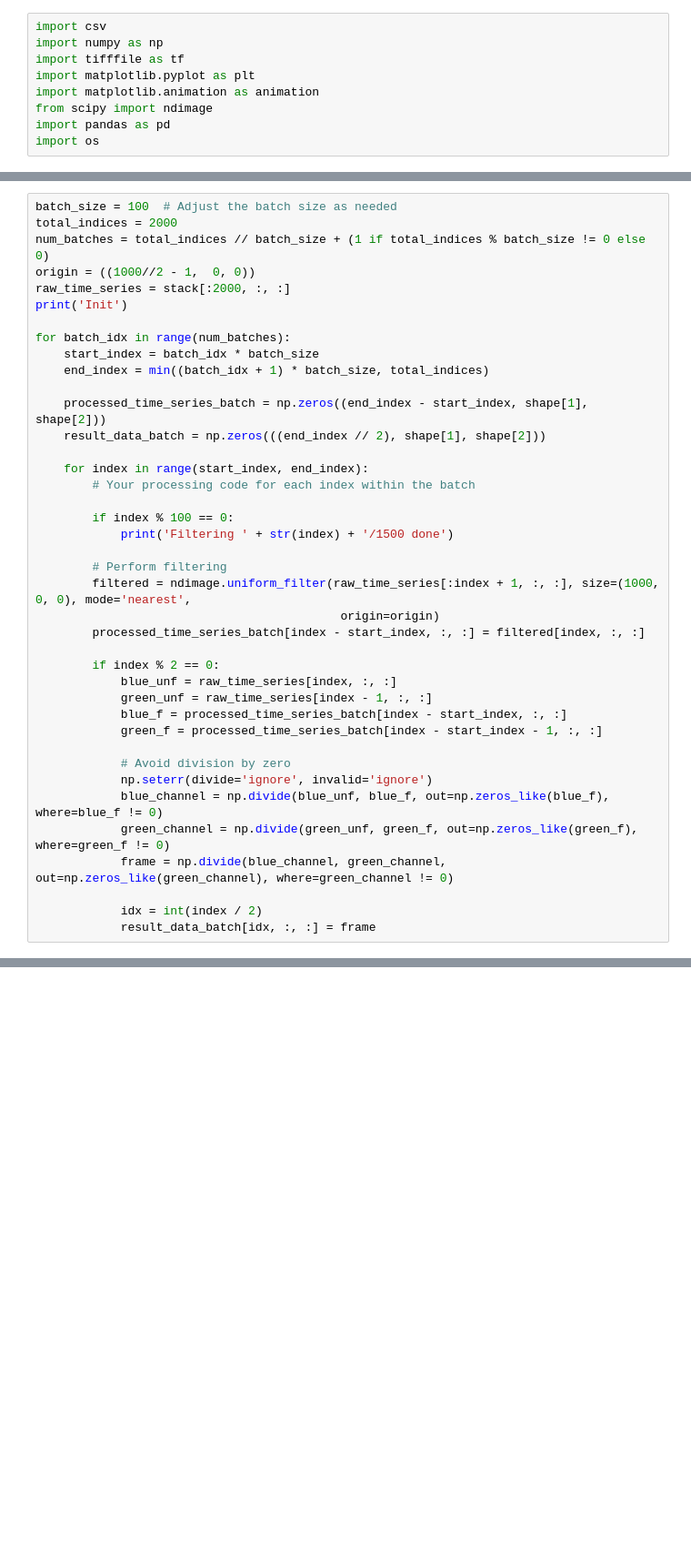
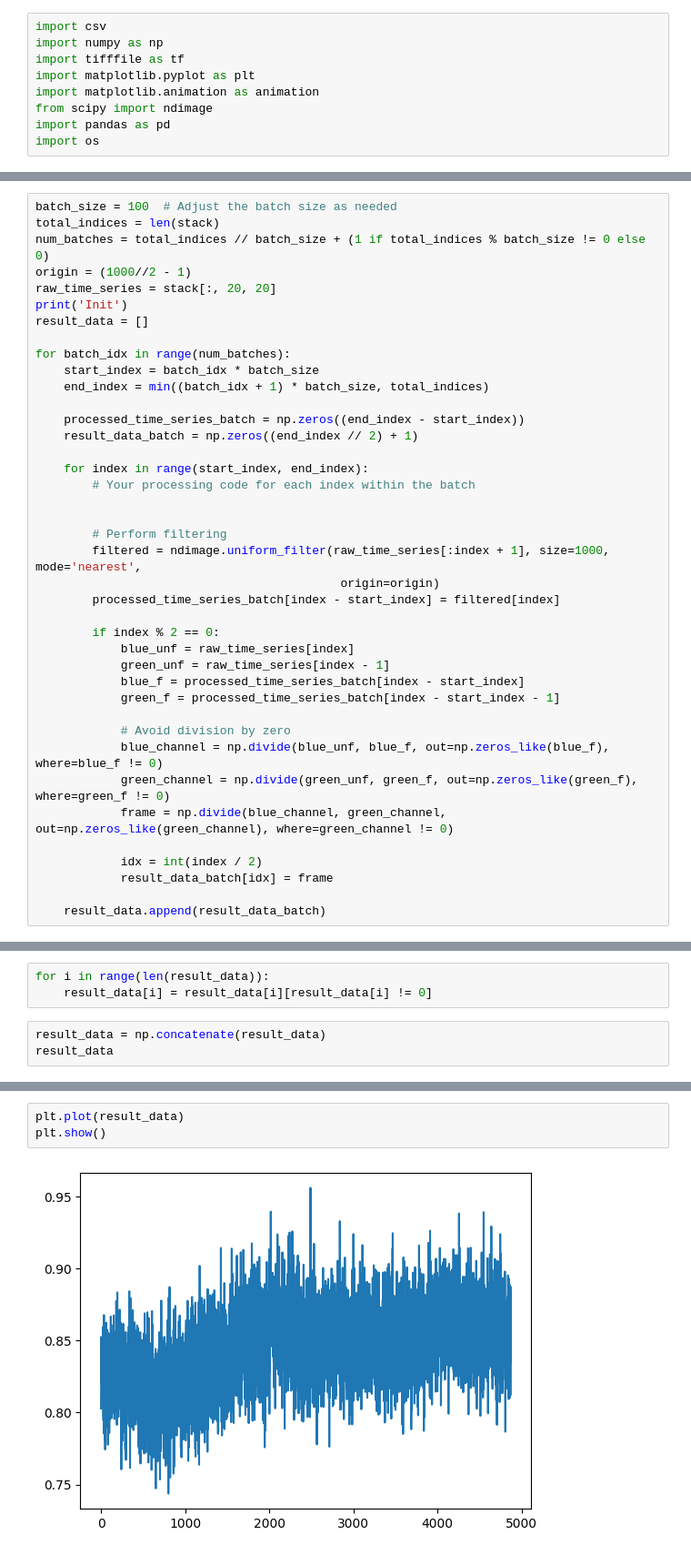
Before and after one commit to kamzey/optical-oscilloscope, a Jupyter notebook: trial-code/filtering-algorithm.ipynb, the cells around one changed output, grey strips where cells are left out. Shown at 91% size. Cells and saved outputs as stored; diff of their text form; blank space fills up the shorter version.

```diff
--- a/trial-code/filtering-algorithm.ipynb
+++ b/trial-code/filtering-algorithm.ipynb
@@ -16,40 +26,40 @@ print('Loading Done')
 # %%
 batch_size = 100  # Adjust the batch size as needed
-total_indices = 2000
+total_indices = len(stack)
 num_batches = total_indices // batch_size + (1 if total_indices % batch_size != 0 else 0)
-origin = ((1000//2 - 1,  0, 0))
-raw_time_series = stack[:2000, :, :]
+origin = (1000//2 - 1)
+raw_time_series = stack[:, 20, 20]
 print('Init')
+result_data = []
 
 for batch_idx in range(num_batches):
     start_index = batch_idx * batch_size
     end_index = min((batch_idx + 1) * batch_size, total_indices)
 
-    processed_time_series_batch = np.zeros((end_index - start_index, shape[1], shape[2]))
-    result_data_batch = np.zeros(((end_index // 2), shape[1], shape[2]))
+    processed_time_series_batch = np.zeros((end_index - start_index))
+    result_data_batch = np.zeros((end_index // 2) + 1)
 
     for index in range(start_index, end_index):
         # Your processing code for each index within the batch
 
-        if index % 100 == 0:
-            print('Filtering ' + str(index) + '/1500 done')
 
         # Perform filtering
-        filtered = ndimage.uniform_filter(raw_time_series[:index + 1, :, :], size=(1000, 0, 0), mode='nearest',
+        filtered = ndimage.uniform_filter(raw_time_series[:index + 1], size=1000, mode='nearest',
                                            origin=origin)
-        processed_time_series_batch[index - start_index, :, :] = filtered[index, :, :]
+        processed_time_series_batch[index - start_index] = filtered[index]
 
         if index % 2 == 0:
-            blue_unf = raw_time_series[index, :, :]
-            green_unf = raw_time_series[index - 1, :, :]
-            blue_f = processed_time_series_batch[index - start_index, :, :]
-            green_f = processed_time_series_batch[index - start_index - 1, :, :]
+            blue_unf = raw_time_series[index]
+            green_unf = raw_time_series[index - 1]
+            blue_f = processed_time_series_batch[index - start_index]
+            green_f = processed_time_series_batch[index - start_index - 1]
 
             # Avoid division by zero
-            np.seterr(divide='ignore', invalid='ignore')
             blue_channel = np.divide(blue_unf, blue_f, out=np.zeros_like(blue_f), where=blue_f != 0)
             green_channel = np.divide(green_unf, green_f, out=np.zeros_like(green_f), where=green_f != 0)
             frame = np.divide(blue_channel, green_channel, out=np.zeros_like(green_channel), where=green_channel != 0)
 
             idx = int(index / 2)
-            result_data_batch[idx, :, :] = frame
+            result_data_batch[idx] = frame
+
+    result_data.append(result_data_batch)
@@ -55,0 +68,6 @@ for batch_idx in range(num_batches):
+# %%
+for i in range(len(result_data)):
+    result_data[i] = result_data[i][result_data[i] != 0]
+# %%
+result_data = np.concatenate(result_data)
+result_data
@@ -55,0 +83,5 @@ for batch_idx in range(num_batches):
+# %%
+plt.plot(result_data)
+plt.show()
+# %% [output]
+[figure, added]
```
Also changed, not shown: parts of 15 cells of this notebook, 4 other files.
